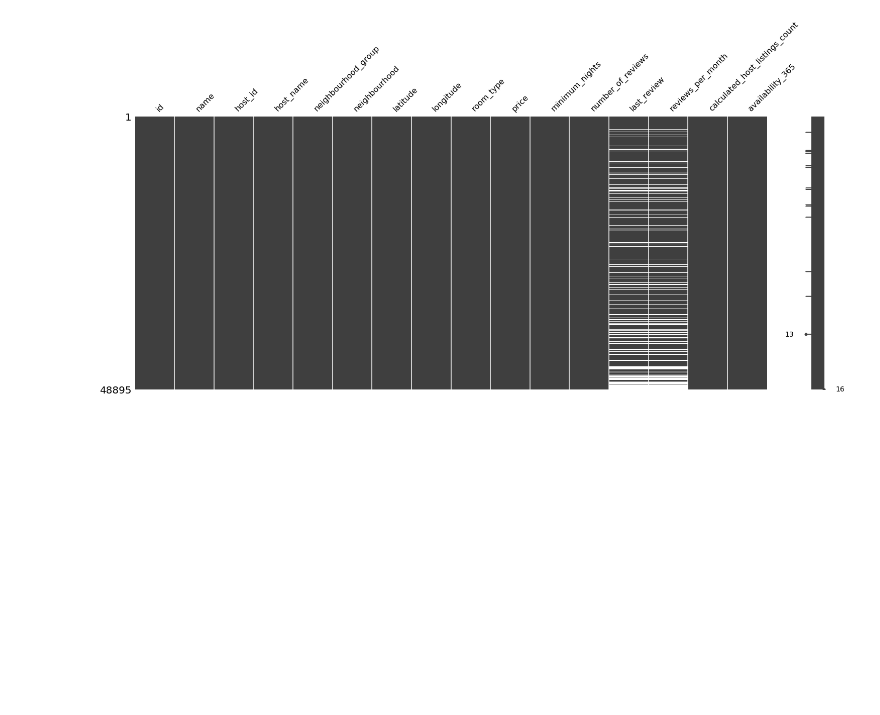
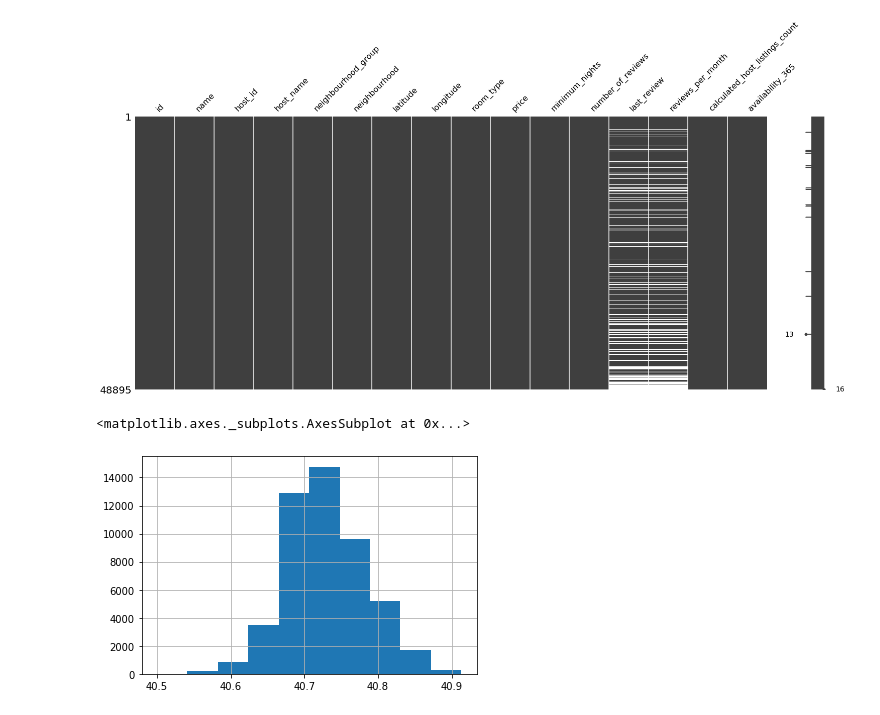
Before and after one commit to GerardoZuniga/PrActicaMod6, a Jupyter notebook: Proyecto Módulo 6 Minería de Datos.ipynb, the cells around one changed output. Cells and saved outputs as stored; diff of their text form; code cells hidden in the pictures; blank space fills up the shorter version.

```diff
--- a/Proyecto Módulo 6 Minería de Datos.ipynb
+++ b/Proyecto Módulo 6 Minería de Datos.ipynb
@@ -35,3 +35,8 @@ msno.matrix(df)
 # %% [output]
 <matplotlib.axes._subplots.AxesSubplot at 0x...>
 [figure]
+# %%
+df.latitude.hist()
+# %% [output]
+<matplotlib.axes._subplots.AxesSubplot at 0x...>
+[figure, added]
```
Also changed, not shown: parts of 13 cells of this notebook.
